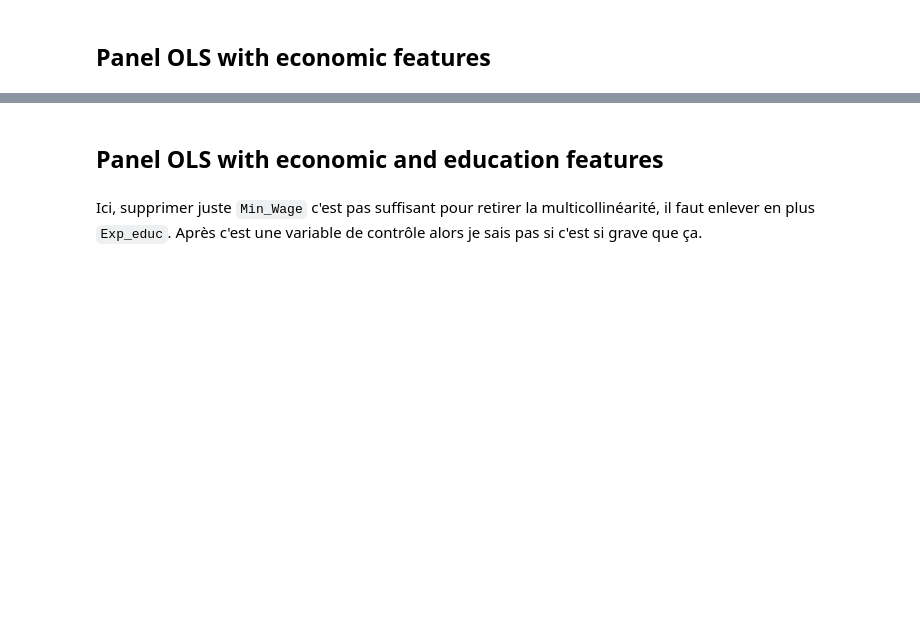
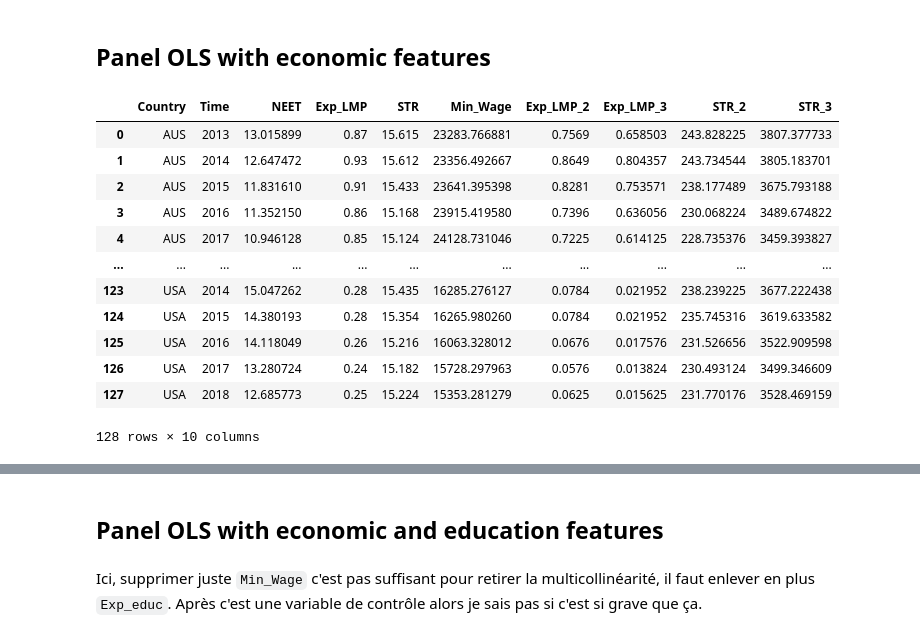
Before and after one commit to Victor-Manach/MODS206, a Jupyter notebook: Reg_panel_data.ipynb, the cells around one changed output, grey strips where cells are left out. Saved outputs shown, nothing was run; the diff lists cells and outputs as text; code cells hidden in the pictures; blank space fills up the shorter version.

```diff
--- a/Reg_panel_data.ipynb
+++ b/Reg_panel_data.ipynb
@@ -408,5 +412,21 @@ Distribution: F(28,97)
 Included effects: Entity, Time
 # %% [markdown]
 ## Panel OLS with economic features
+# %%
+panel_data_l1
+# %% [output]
+|  | Country | Time | NEET | Exp_LMP | STR | Min_Wage | Exp_LMP_2 | Exp_LMP_3 | STR_2 | STR_3 |
+| 0 | AUS | 2013 | 13.015899 | 0.87 | 15.615 | 23283.766881 | 0.7569 | 0.658503 | 243.828225 | 3807.377733 |
+| 1 | AUS | 2014 | 12.647472 | 0.93 | 15.612 | 23356.492667 | 0.8649 | 0.804357 | 243.734544 | 3805.183701 |
+| 2 | AUS | 2015 | 11.831610 | 0.91 | 15.433 | 23641.395398 | 0.8281 | 0.753571 | 238.177489 | 3675.793188 |
+| 3 | AUS | 2016 | 11.352150 | 0.86 | 15.168 | 23915.419580 | 0.7396 | 0.636056 | 230.068224 | 3489.674822 |
+| 4 | AUS | 2017 | 10.946128 | 0.85 | 15.124 | 24128.731046 | 0.7225 | 0.614125 | 228.735376 | 3459.393827 |
+| ... | ... | ... | ... | ... | ... | ... | ... | ... | ... | ... |
+| 123 | USA | 2014 | 15.047262 | 0.28 | 15.435 | 16285.276127 | 0.0784 | 0.021952 | 238.239225 | 3677.222438 |
+| 124 | USA | 2015 | 14.380193 | 0.28 | 15.354 | 16265.980260 | 0.0784 | 0.021952 | 235.745316 | 3619.633582 |
+| 125 | USA | 2016 | 14.118049 | 0.26 | 15.216 | 16063.328012 | 0.0676 | 0.017576 | 231.526656 | 3522.909598 |
+| 126 | USA | 2017 | 13.280724 | 0.24 | 15.182 | 15728.297963 | 0.0576 | 0.013824 | 230.493124 | 3499.346609 |
+| 127 | USA | 2018 | 12.685773 | 0.25 | 15.224 | 15353.281279 | 0.0625 | 0.015625 | 231.770176 | 3528.469159 |
+128 rows × 10 columns
 # %%
 added_features = df_eco_features[df_eco_features.Time.isin(years)].reset_index(drop=True)
```
Also changed, not shown: parts of 26 cells of this notebook.
